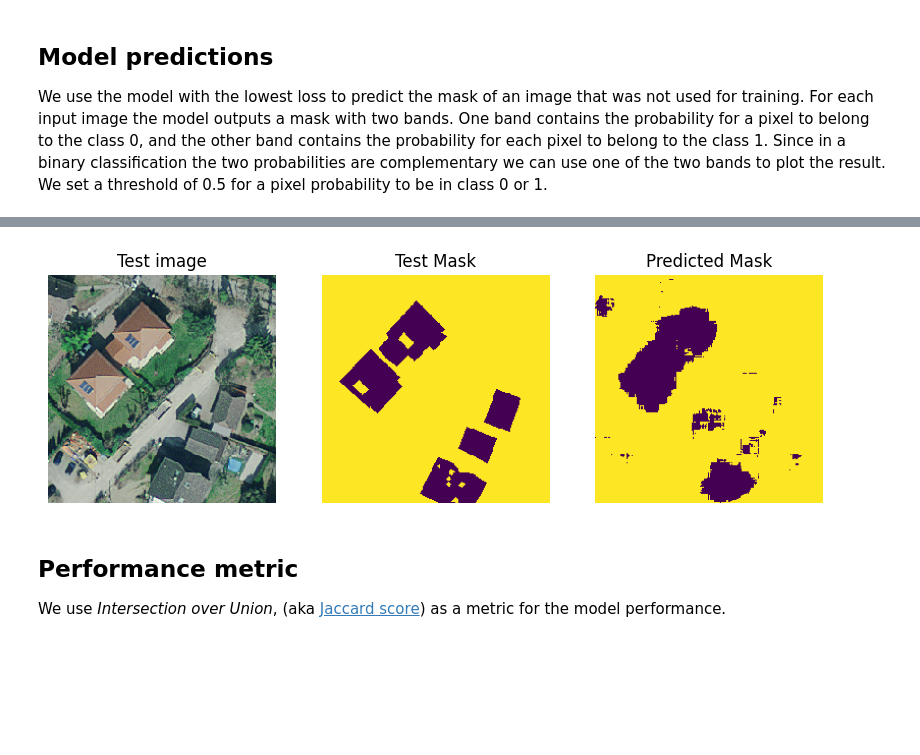
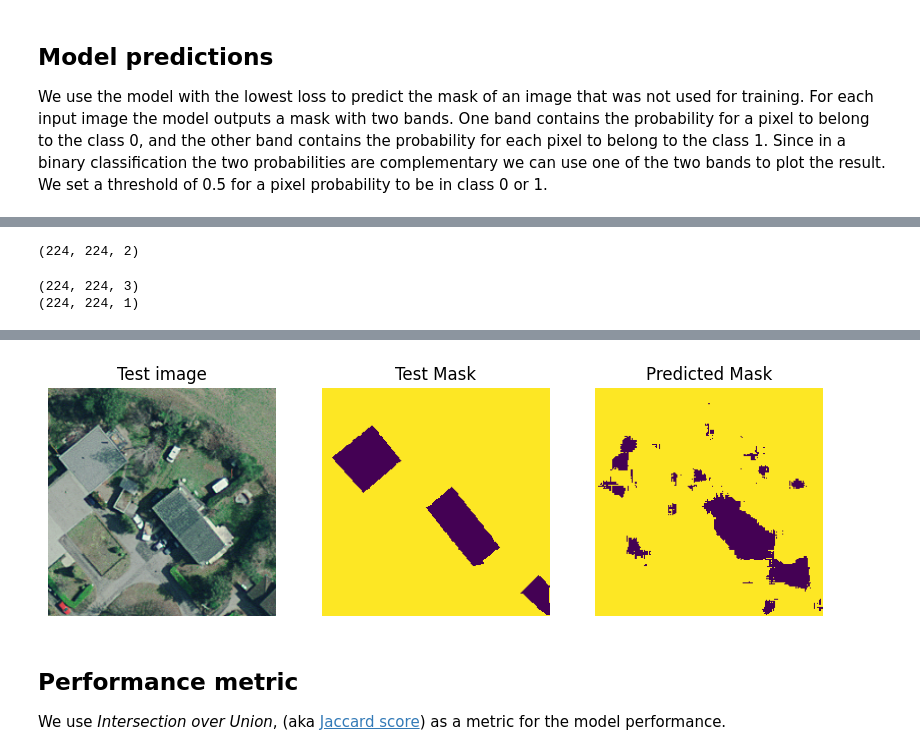
Before and after one commit to luigiselmi/dl_tensorflow, a Jupyter notebook: experiments/rooftops_segmentation_v3.ipynb, the cells around one changed output, grey strips where cells are left out. Drawn from its saved outputs; the diff is of its cells as text; code cells hidden in the pictures; blank space fills up the shorter version.

```diff
--- a/experiments/rooftops_segmentation_v3.ipynb
+++ b/experiments/rooftops_segmentation_v3.ipynb
@@ -44,4 +50,4 @@ We use the data from [Cadei et al - Detecting available rooftop area from satell
 # %%
-DATA_DIR = '../data/epfl_buildings'
+DATA_DIR = '.'
 # %%
 with ZipFile(f'{DATA_DIR}/epfl_buildings_train.zip', 'r') as zipObj:
@@ -255,7 +261,7 @@ for element in valid_dataset.take(1):
 # %%
 test_dataset = get_dataset(batch_size, img_size, test_images_list, test_labels_list)
 # %%
-for element in valid_dataset.take(1):
+for element in test_dataset.take(1):
     print(element[0].shape) # Print shape of an image
     print(element[1].shape) # Print shape of a mask
 # %% [output]
@@ -433,3 +459,7 @@ best_model = keras.models.load_model("rooftop_segmentation.keras")
+# %%
+predicted_masks_batch[0].shape
+# %% [output]
+(224, 224, 2)
 # %%
 def plot_predicted_mask(test_img, test_mask, predicted_mask):
   fig, ax = plt.subplots(nrows=1, ncols=3, figsize=(10, 10))
@@ -437,22 +467,32 @@ def plot_predicted_mask(test_img, test_mask, predicted_mask):
 
   ax[0].axis("off")
   ax[0].set_title('Test image')
-  ax[0].imshow(array_to_img(test_image))
+  ax[0].imshow(array_to_img(test_img))
   ax[1].axis("off")
   ax[1].set_title('Test Mask')
   ax[1].imshow(array_to_img(test_mask))
   ax[2].axis("off")
   ax[2].set_title('Predicted Mask')
   ax[2].imshow(array_to_img(predicted_mask_ch1))
+# %%
+img_t = None
+msk_t = None
+i = 2
+for element in test_dataset.take(1):
+    img_t = element[0][i]
+    print(img_t.shape)
+    msk_t = element[1][i]
+    print(msk_t.shape)
+# %% [output]
+(224, 224, 3)
+(224, 224, 1)
 # %%
-i = 8
-test_image = test_input_imgs[i]
-test_tensor = np.expand_dims(test_image, 0)
-test_mask = test_targets[i]
+test_tensor = np.expand_dims(img_t, 0)
+test_mask = np.expand_dims(msk_t, 0)
 predicted_mask_tensor = best_model.predict(test_tensor)
 predicted_mask = predicted_mask_tensor[0,:,:,1]
 predicted_mask[predicted_mask >= 0.5] = 1
 predicted_mask[predicted_mask < 0.5] = 0
 predicted_mask = predicted_mask.astype(int)
-plot_predicted_mask(test_image,test_mask, predicted_mask)
+plot_predicted_mask(img_t, msk_t, predicted_mask)
 # %% [output]
@@ -460,4 +500,4 @@ plot_predicted_mask(test_image,test_mask, predicted_mask)
-[figure, old version]
+[figure, new version]
 # %% [markdown]
 ## Performance metric
 We use *Intersection over Union*, (aka [Jaccard score](https://en.wikipedia.org/wiki/Jaccard_index)) as a metric for the model performance.
```
Also changed, not shown: parts of 18 cells of this notebook.
